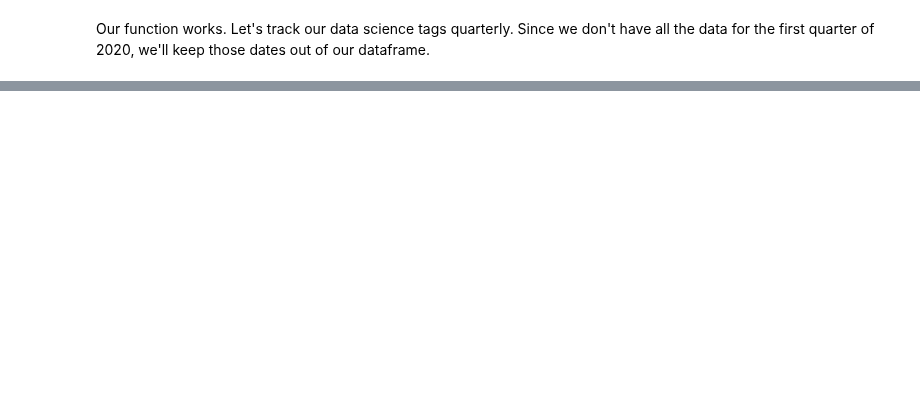
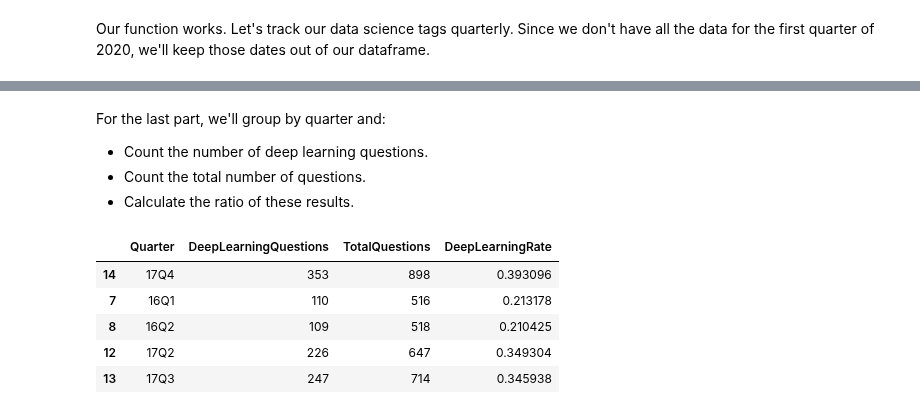
Before and after one commit to branBeckett/data-science-projects, a Jupyter notebook: data-science-questions/data-science-questions.ipynb, the cells around one changed output, grey strips where cells are left out. Cells and saved outputs as stored; diff of their text form; code cells hidden in the pictures; blank space fills up the shorter version.

```diff
--- a/data-science-questions/data-science-questions.ipynb
+++ b/data-science-questions/data-science-questions.ipynb
@@ -397,0 +403,20 @@ Write your observations and final recommendation in a markdown cell.
+# %% [markdown]
+For the last part, we'll group by quarter and:
+* Count the number of deep learning questions.
+* Count the total number of questions.
+* Calculate the ratio of these results.
+# %%
+quarterly = all_q.groupby('Quarter').agg({'DeepLearning': ['sum', 'size']})
+quarterly.columns = ['DeepLearningQuestions', 'TotalQuestions']
+quarterly['DeepLearningRate'] = quarterly['DeepLearningQuestions'] / quarterly['TotalQuestions']
+
+# To help with visualizing the data
+quarterly.reset_index(inplace=True)
+quarterly.sample(5)
+# %% [output]
+|  | Quarter | DeepLearningQuestions | TotalQuestions | DeepLearningRate |
+| 14 | 17Q4 | 353 | 898 | 0.393096 |
+| 7 | 16Q1 | 110 | 516 | 0.213178 |
+| 8 | 16Q2 | 109 | 518 | 0.210425 |
+| 12 | 17Q2 | 226 | 647 | 0.349304 |
+| 13 | 17Q3 | 247 | 714 | 0.345938 |
```
Also changed, not shown: parts of 9 cells of this notebook.
